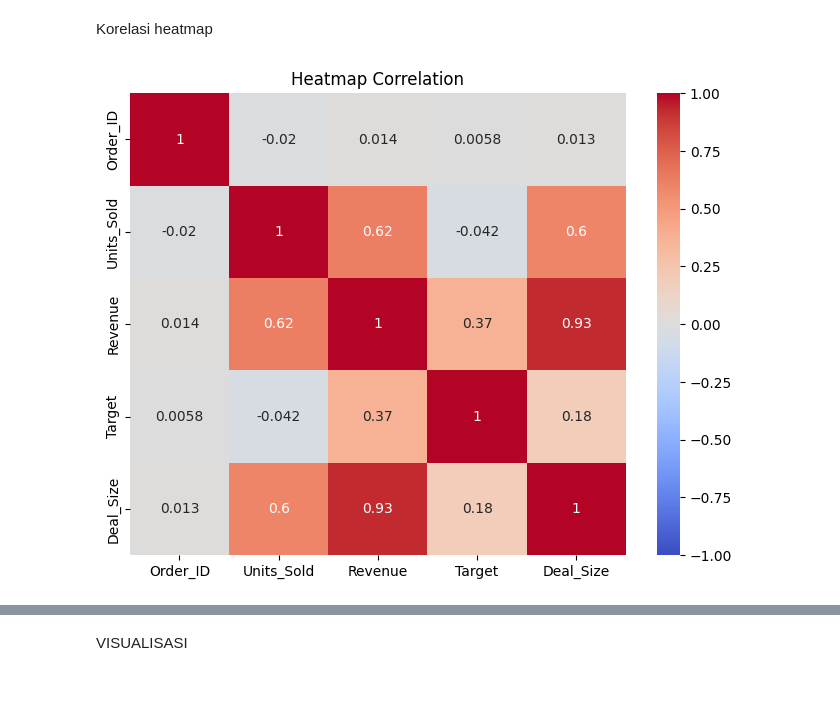
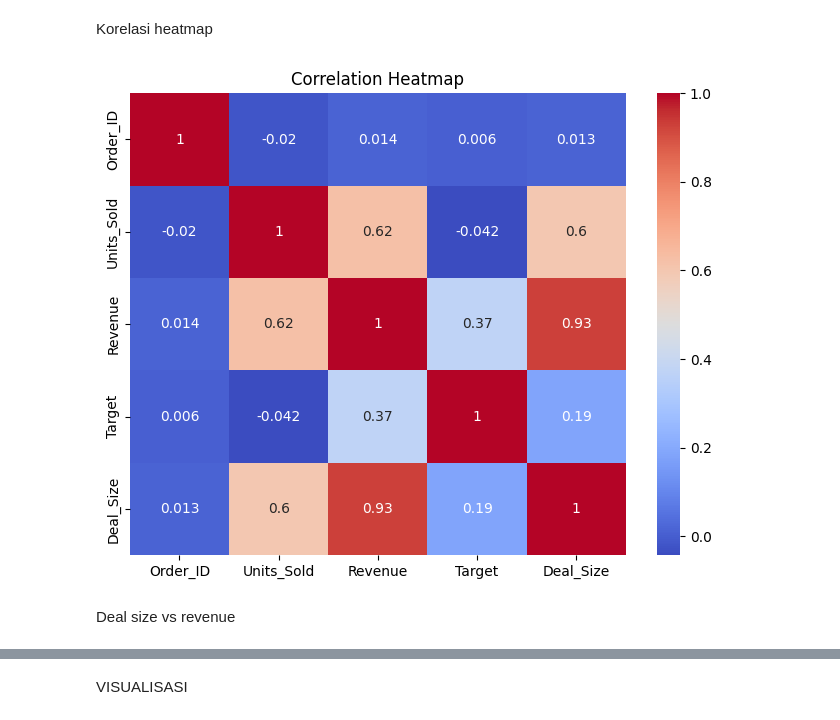
Before and after one commit to Rio-prst/MarketSalesDataAnalysis, a Jupyter notebook: supermarket_sales_analysis.ipynb, the cells around one changed output, grey strips where cells are left out. Cells and saved outputs as stored; diff of their text form; code cells hidden in the pictures; blank space fills up the shorter version.

Commit message:
change scale for heatmap correlation

```diff
--- a/supermarket_sales_analysis.ipynb
+++ b/supermarket_sales_analysis.ipynb
@@ -148,14 +148,10 @@ Order_Date dtype: datetime64[ns]
 Korelasi heatmap
 # %%
 plt.figure(figsize=(8,6))
-sns.heatmap(
-    df_clean[num_cols].corr(),
-    annot=True,
-    cmap='coolwarm',
-    vmin=-1,  # Skala minimum diatur ke -1
-    vmax=1    # Skala maksimum diatur ke 1
-)
-plt.title("Heatmap Correlation")
+sns.heatmap(df[num_cols].corr(), annot=True, cmap='coolwarm')
+plt.title("Correlation Heatmap")
 plt.show()
 # %% [output]
-[figure, old version]
+[figure, new version]
+# %% [markdown]
+Deal size vs revenue
```
Also changed, not shown: parts of 3 cells of this notebook, 2 other files.
